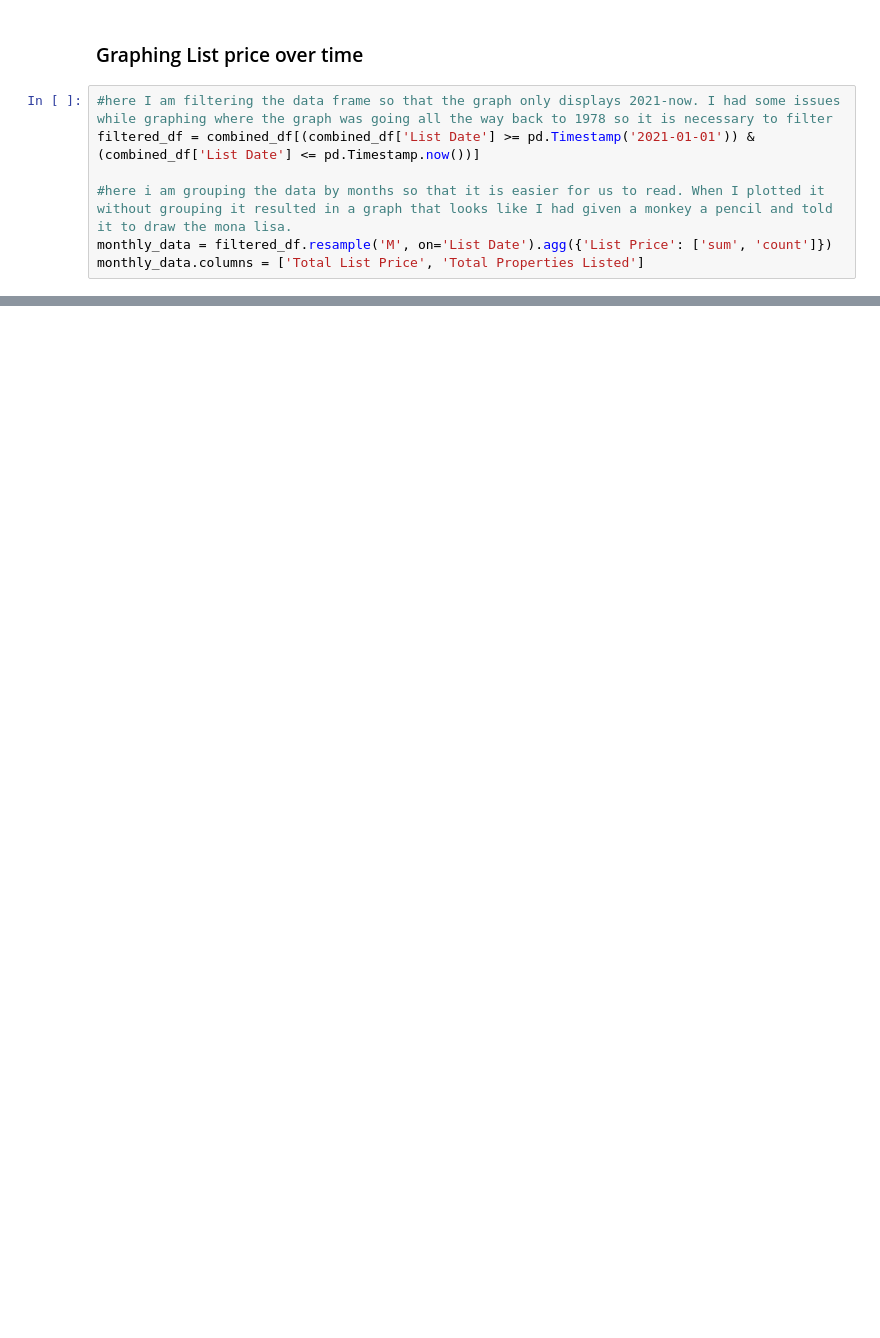
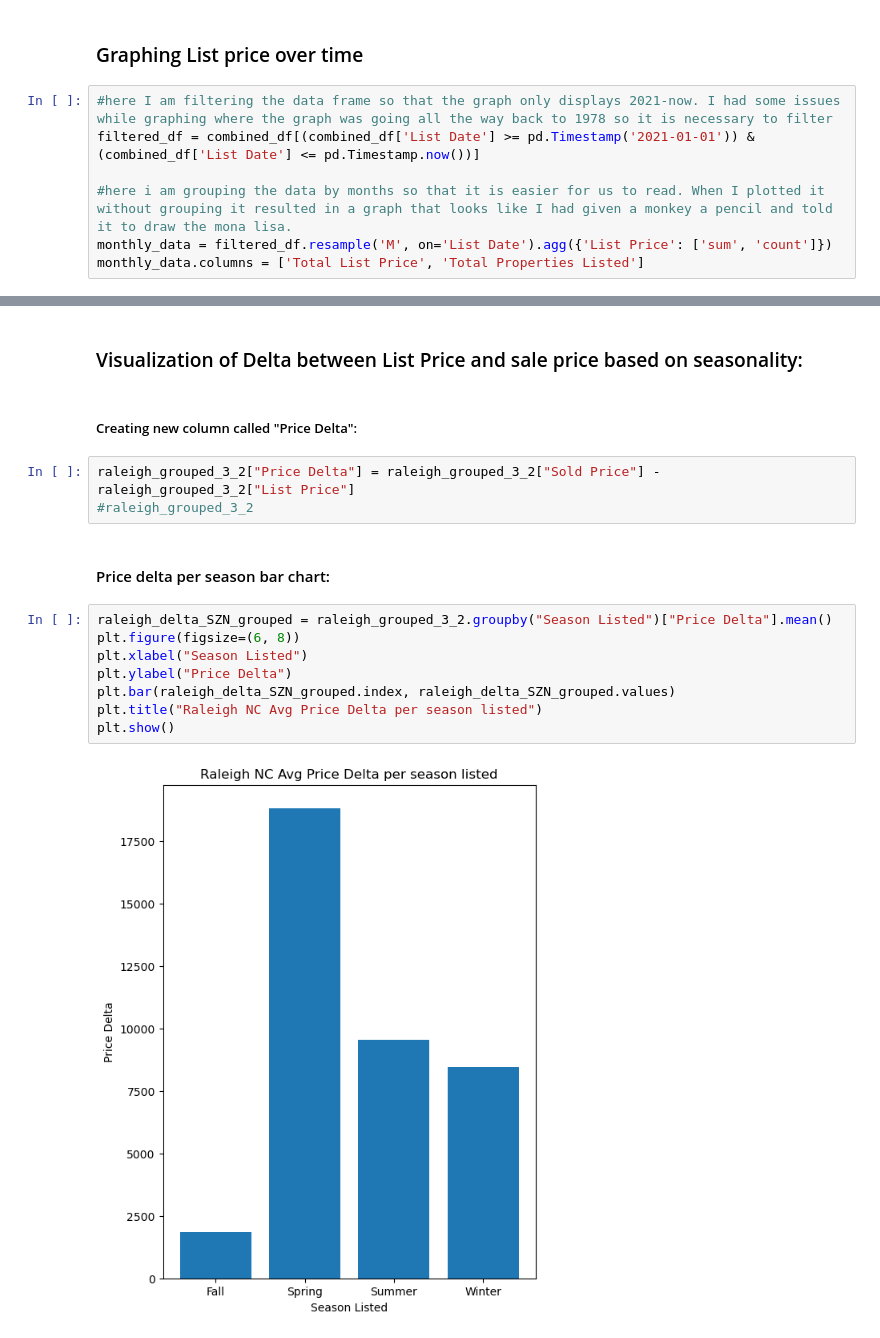
Before and after one commit to atulbachhav22/Real-Estate-Analysis-Project, a Jupyter notebook: real-estate-analysis_updated.ipynb, the cells around one changed output, grey strips where cells are left out. Cells and saved outputs as stored; diff of their text form; blank space fills up the shorter version.

```diff
--- a/real-estate-analysis_updated.ipynb
+++ b/real-estate-analysis_updated.ipynb
@@ -406,0 +643,19 @@ plt.show()
+# %% [markdown]
+### Visualization of Delta between List Price and sale price based on seasonality:
+# %% [markdown]
+##### Creating new column called "Price Delta":
+# %%
+raleigh_grouped_3_2["Price Delta"] = raleigh_grouped_3_2["Sold Price"] - raleigh_grouped_3_2["List Price"]
+#raleigh_grouped_3_2
+# %% [markdown]
+#### Price delta per season bar chart:
+# %%
+raleigh_delta_SZN_grouped = raleigh_grouped_3_2.groupby("Season Listed")["Price Delta"].mean()
+plt.figure(figsize=(6, 8))
+plt.xlabel("Season Listed")
+plt.ylabel("Price Delta")
+plt.bar(raleigh_delta_SZN_grouped.index, raleigh_delta_SZN_grouped.values)
+plt.title("Raleigh NC Avg Price Delta per season listed")
+plt.show()
+# %% [output]
+[figure, added]
```
Also changed, not shown: parts of 26 cells of this notebook, 2 other files.
